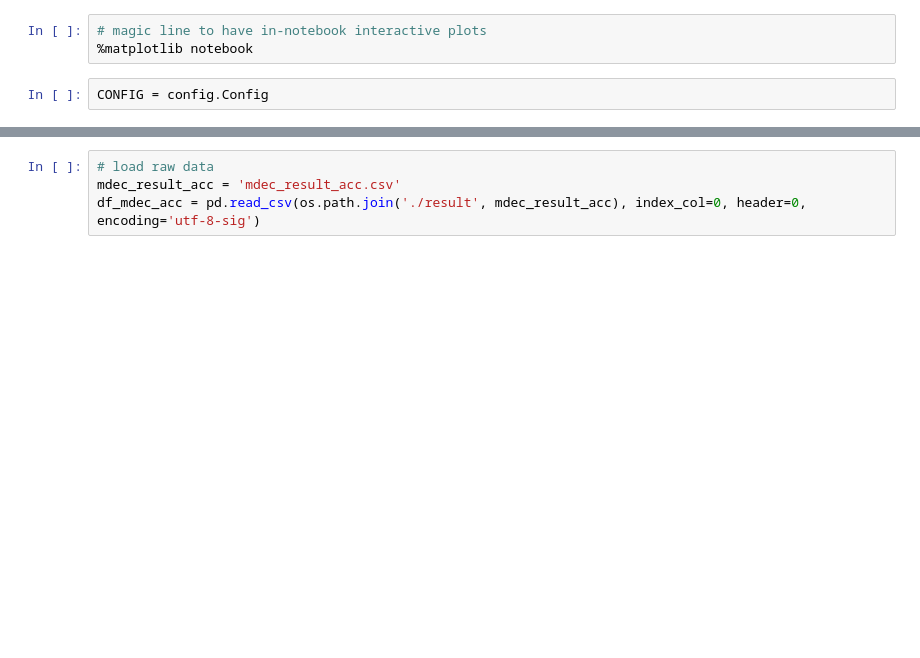
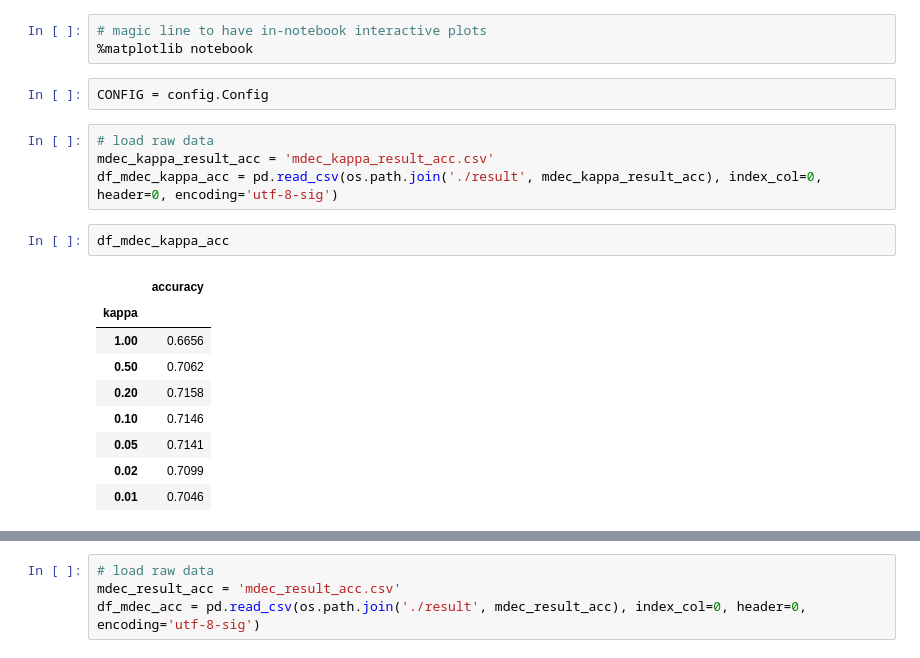
Before and after one commit to cdsnlab/AIoTPlaceness, a Jupyter notebook: social-activity-extractor/_9_5_mdec_analysis.ipynb, the cells around one changed output, grey strips where cells are left out. Saved outputs shown, nothing was run; the diff lists cells and outputs as text; blank space fills up the shorter version.

```diff
--- a/social-activity-extractor/_9_5_mdec_analysis.ipynb
+++ b/social-activity-extractor/_9_5_mdec_analysis.ipynb
@@ -17,3 +17,19 @@ import config
 %matplotlib notebook
 # %%
 CONFIG = config.Config
+# %%
+# load raw data
+mdec_kappa_result_acc = 'mdec_kappa_result_acc.csv'
+df_mdec_kappa_acc = pd.read_csv(os.path.join('./result', mdec_kappa_result_acc), index_col=0, header=0, encoding='utf-8-sig')
+# %%
+df_mdec_kappa_acc
+# %% [output]
+|  | accuracy |
+| kappa |  |
+| 1.00 | 0.6656 |
+| 0.50 | 0.7062 |
+| 0.20 | 0.7158 |
+| 0.10 | 0.7146 |
+| 0.05 | 0.7141 |
+| 0.02 | 0.7099 |
+| 0.01 | 0.7046 |
```
Also changed, not shown: parts of 7 cells of this notebook, 4 other files.
